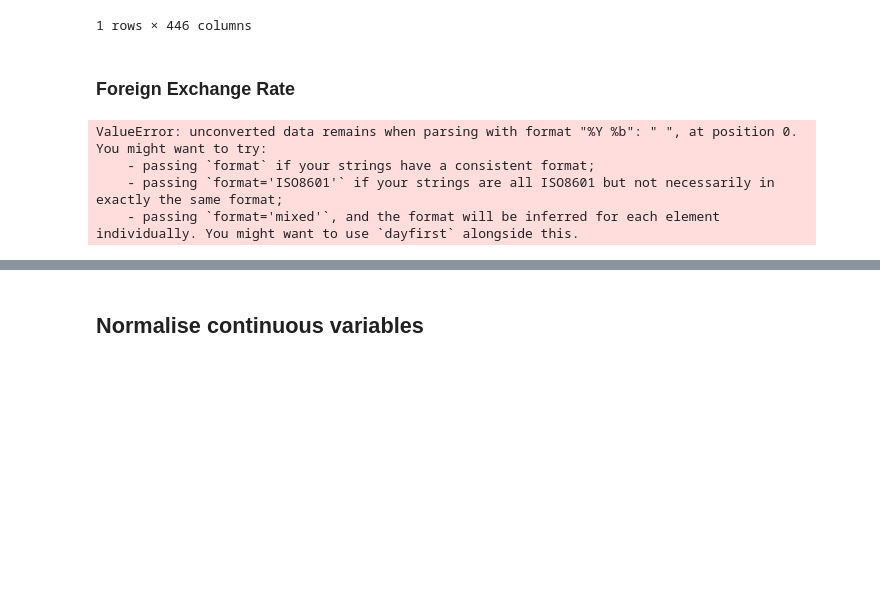
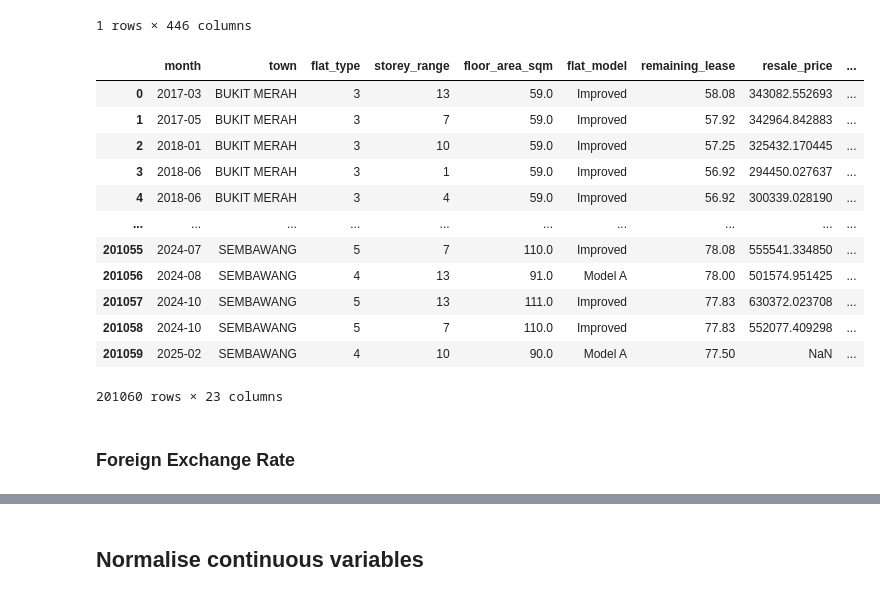
Before and after one commit to yuntsingg/DSE3101-HDB-Decode, a Jupyter notebook: code/resale_data_cleaning.ipynb, the cells around one changed output, grey strips where cells are left out. Cells and saved outputs as stored; diff of their text form; code cells hidden in the pictures; blank space fills up the shorter version.

```diff
--- a/code/resale_data_cleaning.ipynb
+++ b/code/resale_data_cleaning.ipynb
@@ -29,13 +65,13 @@ flat_mapping = {
     '3 ROOM': 3,
     '4 ROOM': 4,
     '5 ROOM': 5,
-    'EXECUTIVE': 6,
-    'MULTI-GENERATION': 7
+    'MULTI-GENERATION': 6,
+    'EXECUTIVE': 7
 }
 
 df_resale['flat_type'] = df_resale['flat_type'].map(flat_mapping)
+df_resale['storey_range'] = df_resale['storey_range'].str[:2].astype(int)
 # %%
-df_resale.drop(columns=['address','street_name', 'block', 'LatLng', 'lease_commence_date'])
-df_resale["year"] = df_resale["month"].str[:4].astype(int)
+df_resale = df_resale.drop(columns=['address','street_name', 'block', 'LatLng', 'lease_commence_date'])
 # %% [markdown]
 ## Add Macro variables
@@ -47,6 +79,7 @@ df_fxrate = pd.read_csv("/Users/mulan/NUS/AY24_Y3S2/DSE3101/DSE3101-HDB-Decode/d
 ### Unemployment Rate
 # %%
 # Choose relevant rows
+df_unemployment = pd.read_csv("../data/raw/unemployment.csv")
 df_unemployment = df_unemployment.iloc[9:12]
 df_unemployment.columns = df_unemployment.iloc[0]
 
@@ -58,5 +91,6 @@ df_unemployment = df_unemployment.pivot(index="year", columns="Data Series", val
 df_unemployment.columns = ["year", "total_unemployment_rate", "resident_unemployment_rate"]
 
 # Join with resale dataframe
+df_resale["year"] = df_resale["month"].str[:4].astype(int)
 df_resale = df_resale.merge(df_unemployment, on="year", how="left")
-df_resale
+df_resale = df_resale.drop(columns=['year'])
@@ -79,6 +99,7 @@ df_resale
 
 Choose Singapore Overnight Rate Average (SORA) as the indicator for interest rate/
 # %%
+df_interest = pd.read_csv("../data/raw/interest_rate.csv",skiprows=10)
 df_interest = df_interest[:8]
 df_interest = df_interest.iloc[[6]]
 df_interest
@@ -95,11 +114,28 @@ df_interest = df_interest.dropna(axis=1)
 df_interest = df_interest.melt(var_name="month", value_name="interest_rate")
 df_interest = df_interest[1:]
+# %%
+# Convert month to "YYYY-MM" date format
+df_interest["month"] = df_interest["month"].str.strip()
+df_interest["month"] = pd.to_datetime(df_interest["month"], format="%Y %b", errors="coerce")
+df_interest = df_interest.dropna(subset=["month"])
+df_interest["month"] = df_interest["month"].dt.strftime("%Y-%m")
+
+# Join with resale dataframe
+df_resale = df_resale.merge(df_interest, on="month", how="left")
+df_resale
+# %% [output]
+|  | month | town | flat_type | storey_range | floor_area_sqm | flat_model | remaining_lease | resale_price | ... |
+| 0 | 2017-03 | BUKIT MERAH | 3 | 13 | 59.0 | Improved | 58.08 | 343082.552693 | ... |
+| 1 | 2017-05 | BUKIT MERAH | 3 | 7 | 59.0 | Improved | 57.92 | 342964.842883 | ... |
+| 2 | 2018-01 | BUKIT MERAH | 3 | 10 | 59.0 | Improved | 57.25 | 325432.170445 | ... |
+| 3 | 2018-06 | BUKIT MERAH | 3 | 1 | 59.0 | Improved | 56.92 | 294450.027637 | ... |
+| 4 | 2018-06 | BUKIT MERAH | 3 | 4 | 59.0 | Improved | 56.92 | 300339.028190 | ... |
+| ... | ... | ... | ... | ... | ... | ... | ... | ... | ... |
+| 201055 | 2024-07 | SEMBAWANG | 5 | 7 | 110.0 | Improved | 78.08 | 555541.334850 | ... |
+| 201056 | 2024-08 | SEMBAWANG | 4 | 13 | 91.0 | Model A | 78.00 | 501574.951425 | ... |
+| 201057 | 2024-10 | SEMBAWANG | 5 | 13 | 111.0 | Improved | 77.83 | 630372.023708 | ... |
+| 201058 | 2024-10 | SEMBAWANG | 5 | 7 | 110.0 | Improved | 77.83 | 552077.409298 | ... |
+| 201059 | 2025-02 | SEMBAWANG | 4 | 10 | 90.0 | Model A | 77.50 | NaN | ... |
+201060 rows × 23 columns
 # %% [markdown]
 ### Foreign Exchange Rate
-# %%
-df_interest["month"] = pd.to_datetime(df_interest["month"], format="%Y %b").dt.strftime("%Y-%m")
-# %% [output]
-ValueError: unconverted data remains when parsing with format "%Y %b": " ", at position 0. You might want to try:
-    - passing `format` if your strings have a consistent format;
-    - passing `format='ISO8601'` if your strings are all ISO8601 but not necessarily in exactly the same format;
-    - passing `format='mixed'`, and the format will be inferred for each element individually. You might want to use `dayfirst` alongside this.
```
Also changed, not shown: parts of 11 cells of this notebook.
